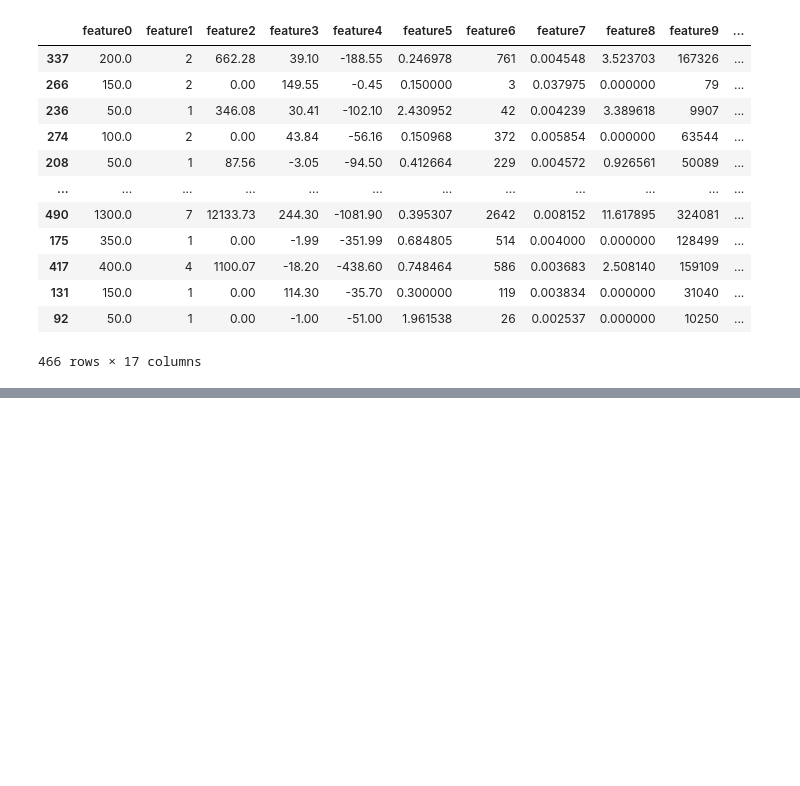
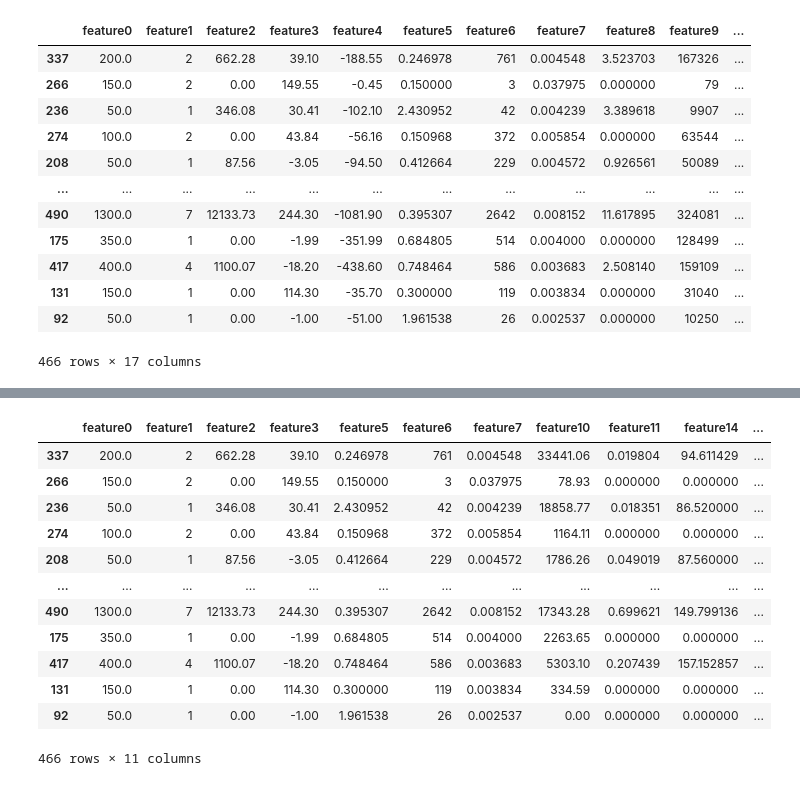
Before and after one commit to seifferth-lopes/Desafio_Tecnico, a Jupyter notebook: projeto.ipynb, the cells around one changed output, grey strips where cells are left out. Saved outputs shown, nothing was run; the diff lists cells and outputs as text; code cells hidden in the pictures; blank space fills up the shorter version.

Commit message:
Deixando os dados pronto para modelagem

```diff
--- a/projeto.ipynb
+++ b/projeto.ipynb
@@ -138,0 +223,15 @@ data
+# %%
+#separa as features com base nas melhores features para treinamento
+features = data.drop(['target','feature4','feature8','feature9','feature12','feature13'],1)
+
+
+#separa as labels para treinamento
+labels = data['target']
+
+print('Features')
+print (features.head())
+
+print ('=========')
+
+print ('Labels')
+print (labels.head())
@@ -138,0 +256,16 @@ data
+# %%
+features
+# %% [output]
+|  | feature0 | feature1 | feature2 | feature3 | feature5 | feature6 | feature7 | feature10 | feature11 | feature14 | ... |
+| 337 | 200.0 | 2 | 662.28 | 39.10 | 0.246978 | 761 | 0.004548 | 33441.06 | 0.019804 | 94.611429 | ... |
+| 266 | 150.0 | 2 | 0.00 | 149.55 | 0.150000 | 3 | 0.037975 | 78.93 | 0.000000 | 0.000000 | ... |
+| 236 | 50.0 | 1 | 346.08 | 30.41 | 2.430952 | 42 | 0.004239 | 18858.77 | 0.018351 | 86.520000 | ... |
+| 274 | 100.0 | 2 | 0.00 | 43.84 | 0.150968 | 372 | 0.005854 | 1164.11 | 0.000000 | 0.000000 | ... |
+| 208 | 50.0 | 1 | 87.56 | -3.05 | 0.412664 | 229 | 0.004572 | 1786.26 | 0.049019 | 87.560000 | ... |
+| ... | ... | ... | ... | ... | ... | ... | ... | ... | ... | ... | ... |
+| 490 | 1300.0 | 7 | 12133.73 | 244.30 | 0.395307 | 2642 | 0.008152 | 17343.28 | 0.699621 | 149.799136 | ... |
+| 175 | 350.0 | 1 | 0.00 | -1.99 | 0.684805 | 514 | 0.004000 | 2263.65 | 0.000000 | 0.000000 | ... |
+| 417 | 400.0 | 4 | 1100.07 | -18.20 | 0.748464 | 586 | 0.003683 | 5303.10 | 0.207439 | 157.152857 | ... |
+| 131 | 150.0 | 1 | 0.00 | 114.30 | 0.300000 | 119 | 0.003834 | 334.59 | 0.000000 | 0.000000 | ... |
+| 92 | 50.0 | 1 | 0.00 | -1.00 | 1.961538 | 26 | 0.002537 | 0.00 | 0.000000 | 0.000000 | ... |
+466 rows × 11 columns
```
Also changed, not shown: parts of 8 cells of this notebook.
